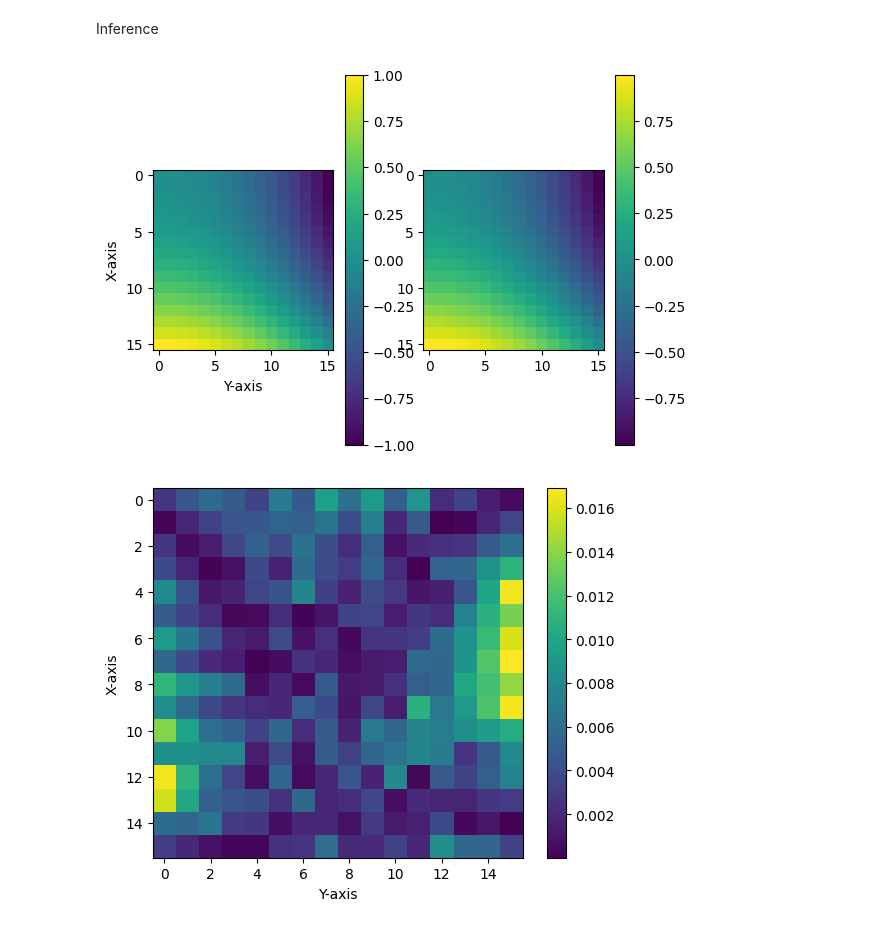
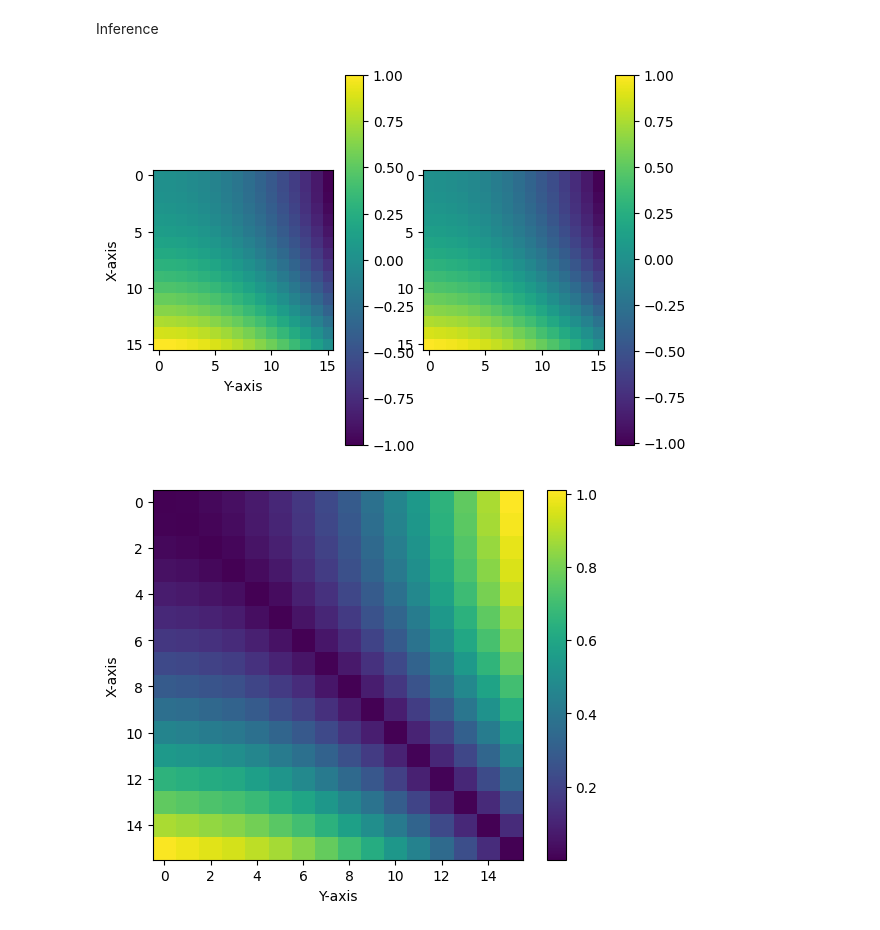
Before and after one commit to hdogan84/PINN_Laplace, a Jupyter notebook: notebooks/3a_DLmodel_Laplc.ipynb, the cells around one changed output. Cells and saved outputs as stored; diff of their text form; code cells hidden in the pictures.

Commit message:
add new figures

```diff
--- a/notebooks/3a_DLmodel_Laplc.ipynb
+++ b/notebooks/3a_DLmodel_Laplc.ipynb
@@ -41,7 +41,7 @@ test=df_test.drop('p(x,y)',axis=1)
 lenX = int(np.sqrt(len(df_train)))
 lenY = lenX
 batch_size = lenX * lenY
-lambdaDBC = 100 #Weight factor for the Dirichlet loss.
+lambdaDBC = 500 #Weight factor for the Dirichlet loss.
 kappa = 0
 # %% [markdown]
 ## **Artificial Neural Network**
@@ -339,23 +339,23 @@ ax.set_ylabel('X-axis')
 # Show the plot
 plt.show()
 # %% [output]
-[figure, old version]
+[figure, new version]
 # %%
 fig = plt.figure()
 ax = fig.add_subplot(111)
 
 # Plot the surface
-surface1 = ax.imshow(np.abs(Z1-Z2))
+surface1 = ax.imshow(np.abs(Z2))
 
 # Add a color bar for reference
 fig.colorbar(surface1)
 
 # Label axes
 ax.set_xlabel('Y-axis')
 ax.set_ylabel('X-axis')
 
 # Show the plot
 plt.show()
 # %% [output]
-[figure, old version]
+[figure, new version]
 # %%
```
Also changed, not shown: parts of 6 cells of this notebook.
